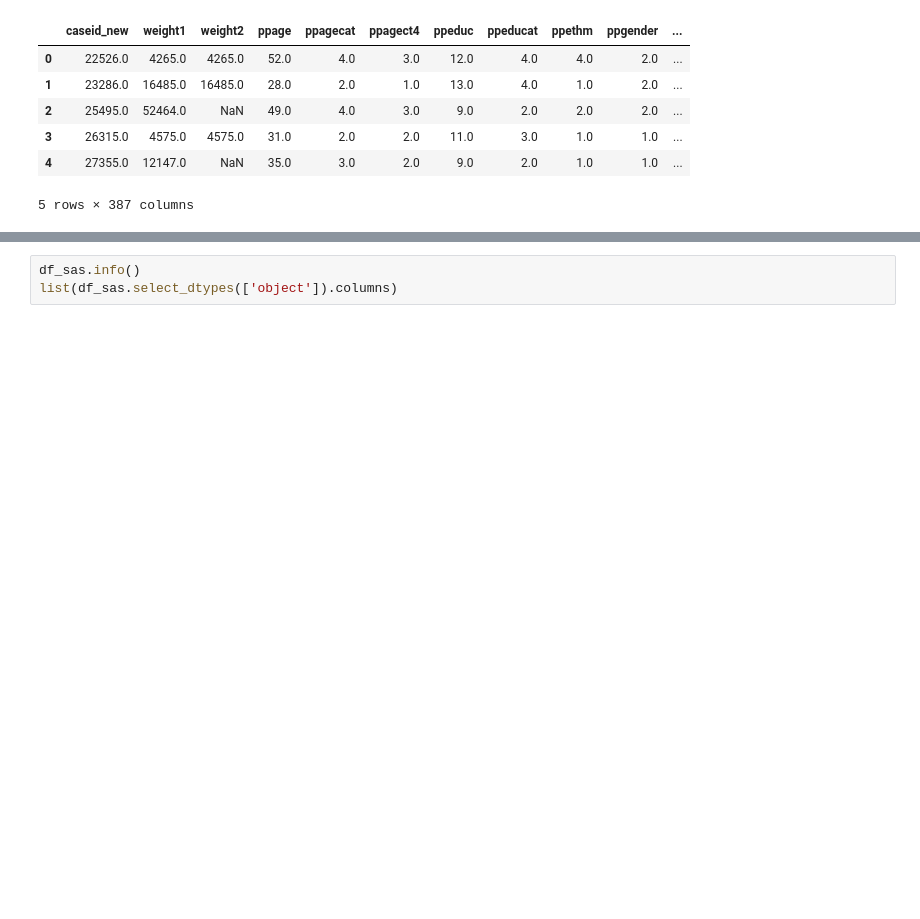
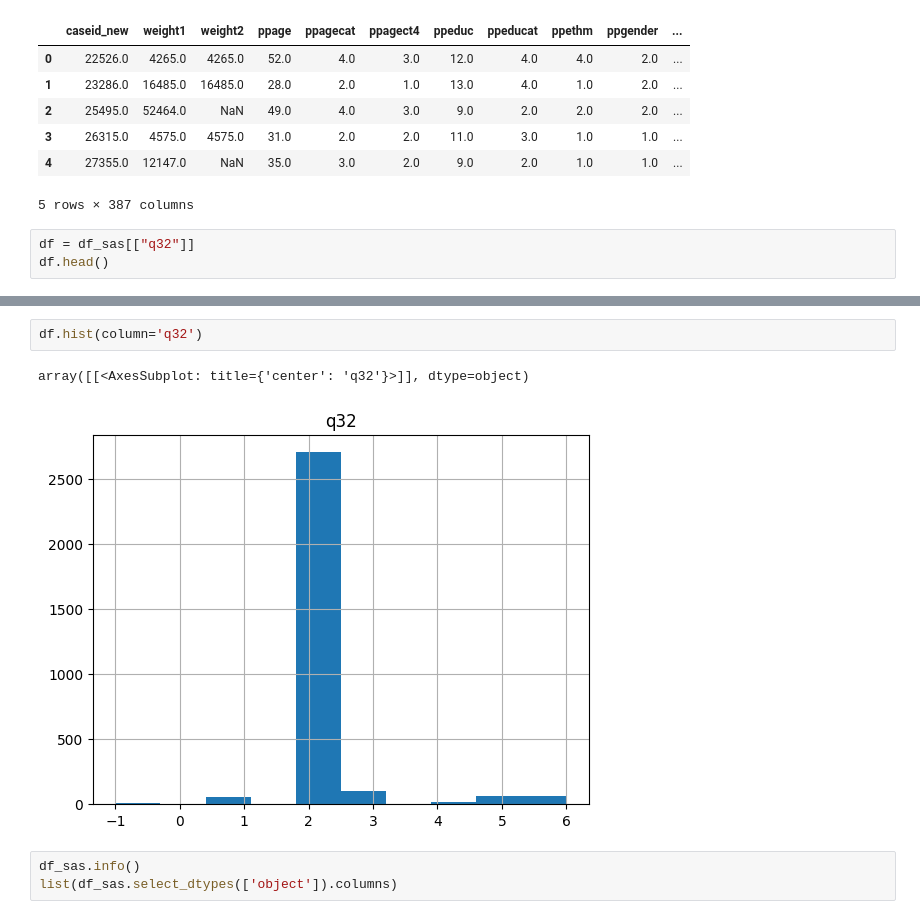
Before and after one commit to old2212/Dating_app_clustering, a Jupyter notebook: Draft 2009.ipynb, the cells around one changed output, grey strips where cells are left out. Drawn from its saved outputs; the diff is of its cells as text; blank space fills up the shorter version.

```diff
--- a/Draft 2009.ipynb
+++ b/Draft 2009.ipynb
@@ -29,3 +29,6 @@ df_sas.head()
 | 3 | 26315.0 | 4575.0 | 4575.0 | 31.0 | 2.0 | 2.0 | 11.0 | 3.0 | 1.0 | 1.0 | ... |
 | 4 | 27355.0 | 12147.0 | NaN | 35.0 | 3.0 | 2.0 | 9.0 | 2.0 | 1.0 | 1.0 | ... |
 5 rows × 387 columns
+# %%
+df = df_sas[["q32"]]
+df.head()
@@ -32,3 +42,8 @@ df_sas.head()
+# %%
+df.hist(column='q32')
+# %% [output]
+array([[<AxesSubplot: title={'center': 'q32'}>]], dtype=object)
+[figure, added]
 # %%
 df_sas.info()
 list(df_sas.select_dtypes(['object']).columns)
```
Also changed, not shown: parts of 1 cell of this notebook, 6 other files.
